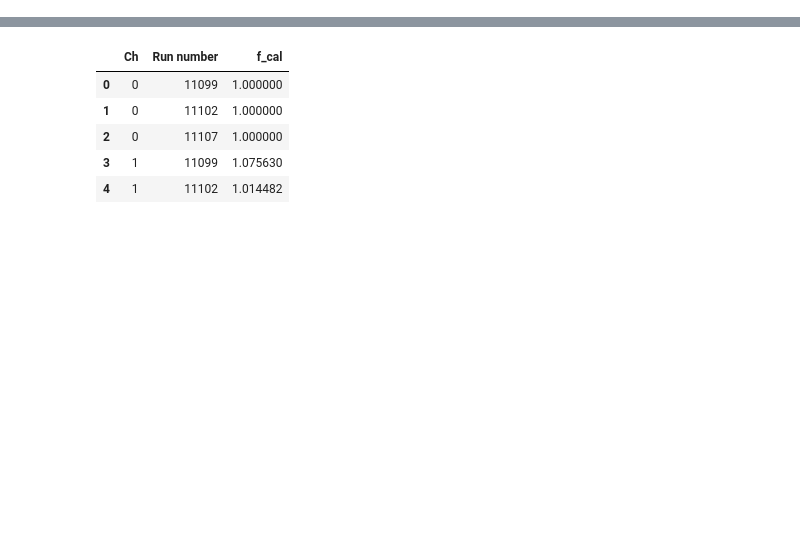
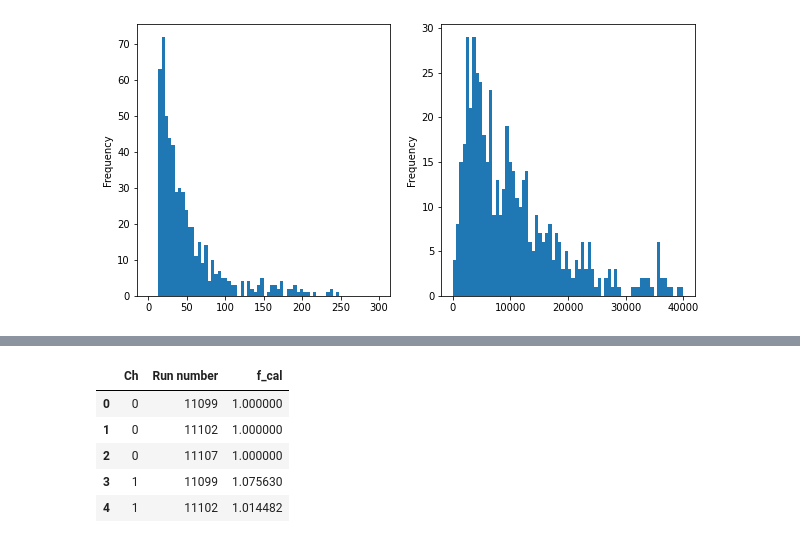
Before and after one commit to stbordoni/Arapuca, a Jupyter notebook: RoutineArapucaDraft.ipynb, the cells around one changed output, grey strips where cells are left out. Drawn from its saved outputs; the diff is of its cells as text; code cells hidden in the pictures; blank space fills up the shorter version.

```diff
--- a/RoutineArapucaDraft.ipynb
+++ b/RoutineArapucaDraft.ipynb
@@ -172,12 +54,0 @@ df_list_proc[0].head()
-# %%
-def do_average_wf(dflist):
-    df_av_wf = []
-
-    for df in dflist:
-
-        df_tmp = (df.loc[ (df['Saturated'] == False ) & (df['hasSignal'] == True )].groupby(['Run number', 'Ch'])[wf].mean() )
-
-        df_av_wf.append(df_tmp)
-
-
-    return pd.concat(df_av_wf).reset_index()
@@ -204,0 +103,6 @@ df_av_wf.groupby(['Ch'])[wf].sum().T.plot()
+# %%
+df_ch0 = df_list_proc[0].copy()
+# %%
+df_ch0['max'] = df_ch0[rowin].max(axis=1, skipna = True)
+df_ch0['Integral'] = df_ch0[rowin].sum(axis=1)
+df_ch0.head(10)
@@ -204,0 +122,3 @@ df_av_wf.groupby(['Ch'])[wf].sum().T.plot()
+# %%
+df_tmp = df_ch0.loc[ (df_ch0['Saturated'] == False ) & (df_ch0['hasSignal'] == True )]
+df_tmp.head(20)
@@ -204,0 +144,9 @@ df_av_wf.groupby(['Ch'])[wf].sum().T.plot()
+# %%
+plt.figure(figsize=(10,5))
+plt.subplot(121)
+df_tmp['max'].plot(kind = 'hist', bins = 70, range=(0,300))
+plt.subplot(122)
+df_tmp['Integral'].plot(kind = 'hist', bins = 70, range=(0,40000))
+plt.show()
+# %% [output]
+[figure, added]
```
Also changed, not shown: parts of 37 cells of this notebook, 2 other files.
